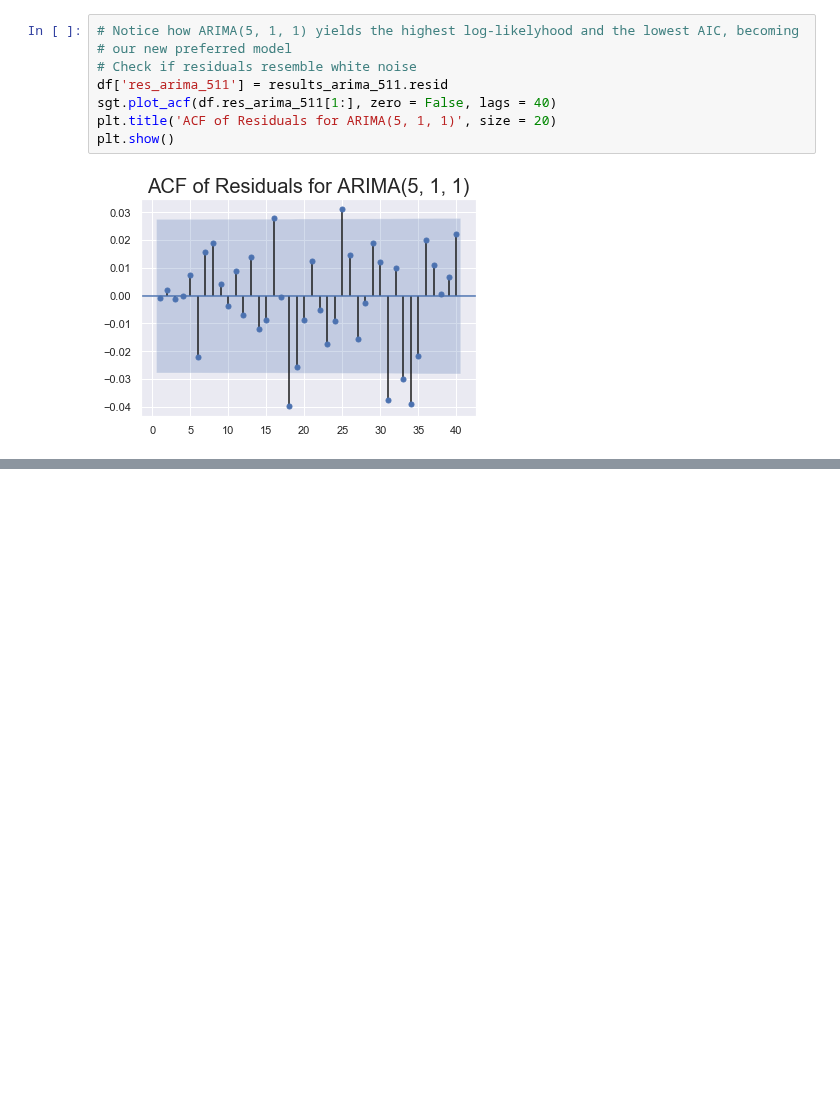
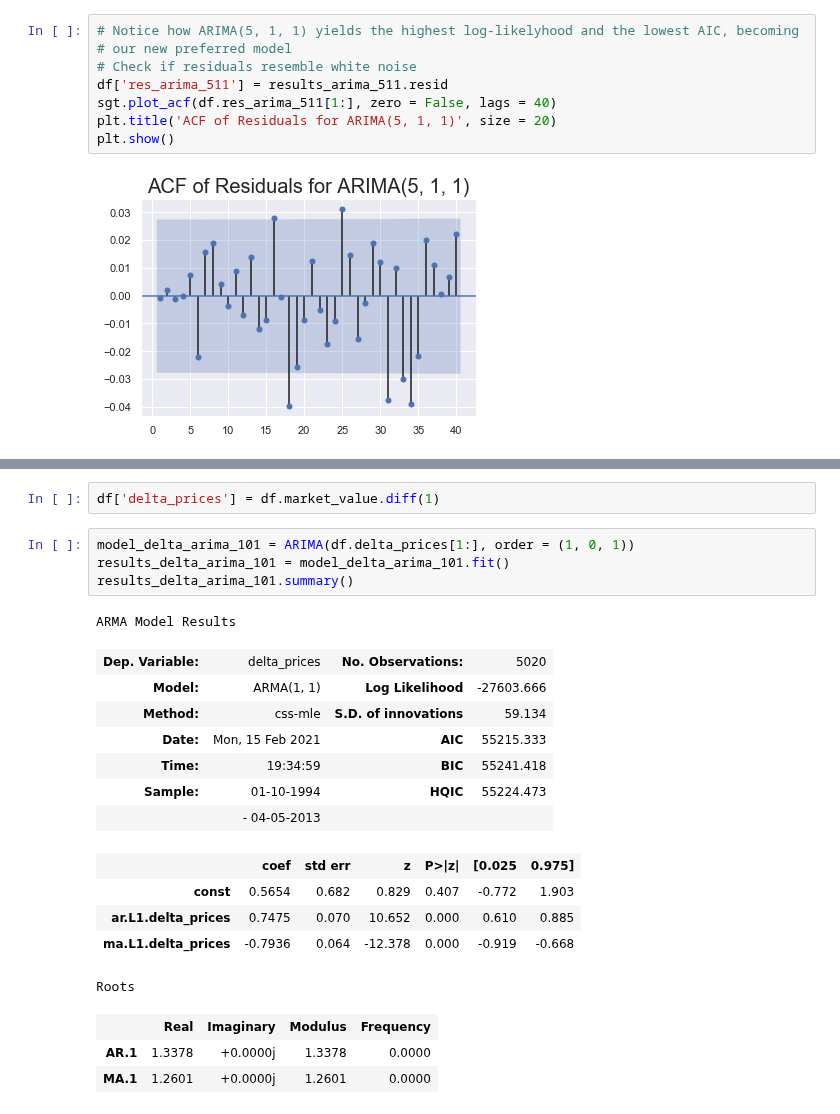
Before and after one commit to pauloteixeirajr/time-series-python, a Jupyter notebook: Autoregressive Integrated Moving Average (ARIMA) Model.ipynb, the cells around one changed output, grey strips where cells are left out. Drawn from its saved outputs; the diff is of its cells as text; blank space fills up the shorter version.

Commit message:
ARIMA Model: Higher levels of Integration

```diff
--- a/Autoregressive Integrated Moving Average (ARIMA) Model.ipynb
+++ b/Autoregressive Integrated Moving Average (ARIMA) Model.ipynb
@@ -160,0 +170,23 @@ plt.show()
+# %%
+df['delta_prices'] = df.market_value.diff(1)
+# %%
+model_delta_arima_101 = ARIMA(df.delta_prices[1:], order = (1, 0, 1))
+results_delta_arima_101 = model_delta_arima_101.fit()
+results_delta_arima_101.summary()
+# %% [output]
+ARMA Model Results
+| Dep. Variable: | delta_prices | No. Observations: | 5020 |
+| Model: | ARMA(1, 1) | Log Likelihood | -27603.666 |
+| Method: | css-mle | S.D. of innovations | 59.134 |
+| Date: | Mon, 15 Feb 2021 | AIC | 55215.333 |
+| Time: | 19:34:59 | BIC | 55241.418 |
+| Sample: | 01-10-1994 | HQIC | 55224.473 |
+|  | - 04-05-2013 |  |  |
+|  | coef | std err | z | P>|z| | [0.025 | 0.975] |
+| const | 0.5654 | 0.682 | 0.829 | 0.407 | -0.772 | 1.903 |
+| ar.L1.delta_prices | 0.7475 | 0.070 | 10.652 | 0.000 | 0.610 | 0.885 |
+| ma.L1.delta_prices | -0.7936 | 0.064 | -12.378 | 0.000 | -0.919 | -0.668 |
+Roots
+|  | Real | Imaginary | Modulus | Frequency |
+| AR.1 | 1.3378 | +0.0000j | 1.3378 | 0.0000 |
+| MA.1 | 1.2601 | +0.0000j | 1.2601 | 0.0000 |
```
Also changed, not shown: parts of 2 cells of this notebook.
